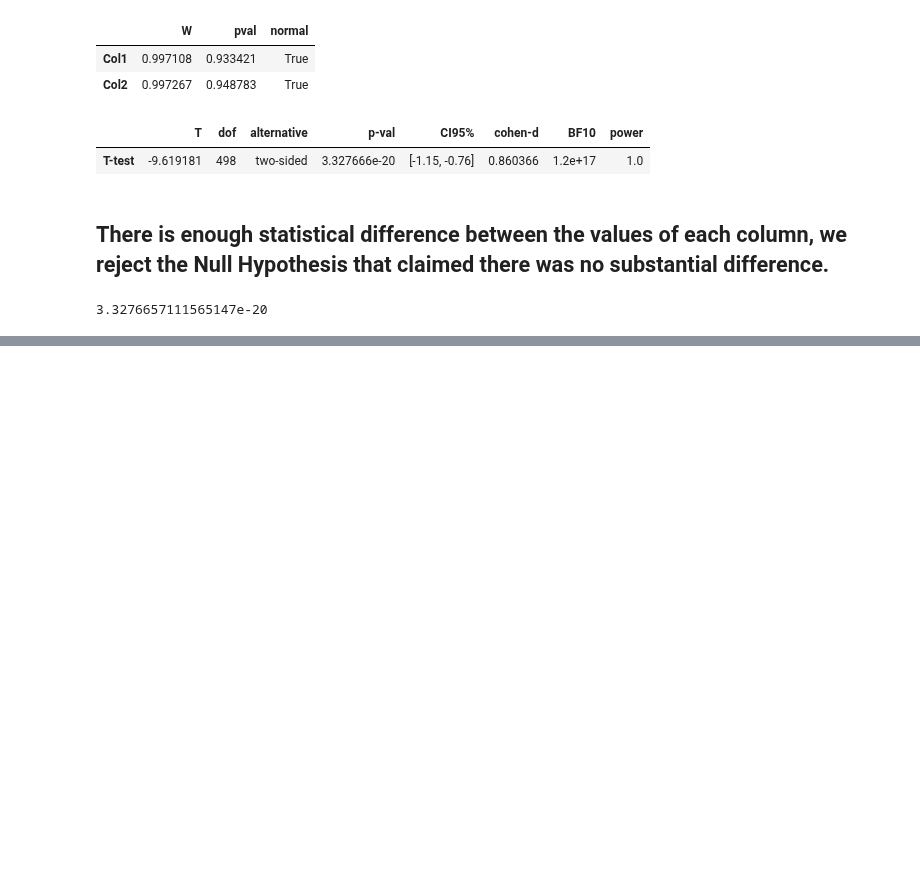
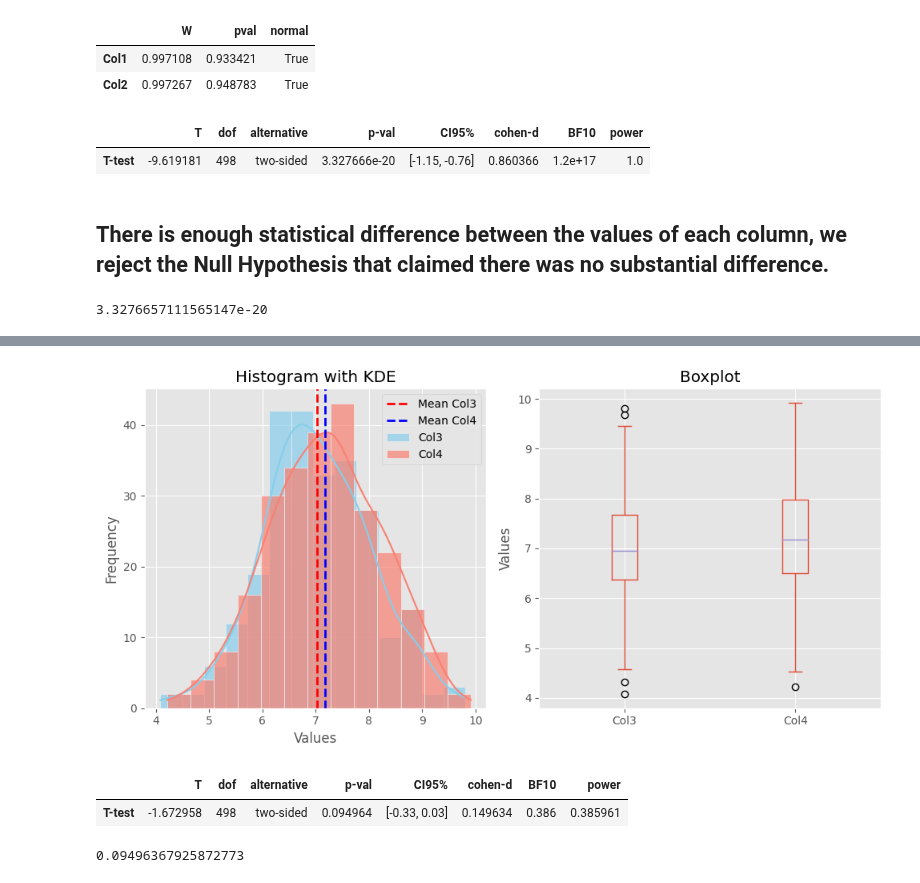
Before and after one commit to Danpr1984/Calculator-, a Jupyter notebook: hypothesis_test.ipynb, the cells around one changed output, grey strips where cells are left out. Saved outputs shown, nothing was run; the diff lists cells and outputs as text; code cells hidden in the pictures; blank space fills up the shorter version.

```diff
--- a/hypothesis_test.ipynb
+++ b/hypothesis_test.ipynb
@@ -239,0 +278,38 @@ pg.ttest(df['Col1'], df['Col2']).loc['T-test','p-val']
+# %%
+# Set the ggplot style
+plt.style.use('ggplot')
+
+# Set up the figure and axes
+fig, (ax1, ax2) = plt.subplots(1, 2, figsize=(10, 5))
+
+# Plot the histogram with KDE
+sns.histplot(data=df, x='Col3', ax=ax1, kde=True, color='skyblue', alpha=0.7, label='Col3')
+sns.histplot(data=df, x='Col4', ax=ax1, kde=True, color='salmon', alpha=0.7, label='Col4')
+ax1.axvline(df['Col3'].mean(), color='red', linestyle='dashed', linewidth=2, label='Mean Col3')
+ax1.axvline(df['Col4'].mean(), color='blue', linestyle='dashed', linewidth=2, label='Mean Col4')
+ax1.legend()
+ax1.set_xlabel('Values')
+ax1.set_ylabel('Frequency')
+ax1.set_title('Histogram with KDE')
+
+# Plot the boxplot
+df.plot.box(ax=ax2)
+ax2.set_ylabel('Values')
+ax2.set_title('Boxplot')
+
+# Adjust the spacing between subplots
+plt.tight_layout()
+
+# Display the figure
+plt.show()
+# %% [output]
+[figure, added]
+# %%
+pg.ttest(x=df['Col3'], y=df['Col4'])
+# %% [output]
+|  | T | dof | alternative | p-val | CI95% | cohen-d | BF10 | power |
+| T-test | -1.672958 | 498 | two-sided | 0.094964 | [-0.33, 0.03] | 0.149634 | 0.386 | 0.385961 |
+# %%
+pg.ttest(df['Col3'], df['Col4']).loc['T-test','p-val']
+# %% [output]
+0.09496367925872773
```
Also changed, not shown: parts of 14 cells of this notebook.
